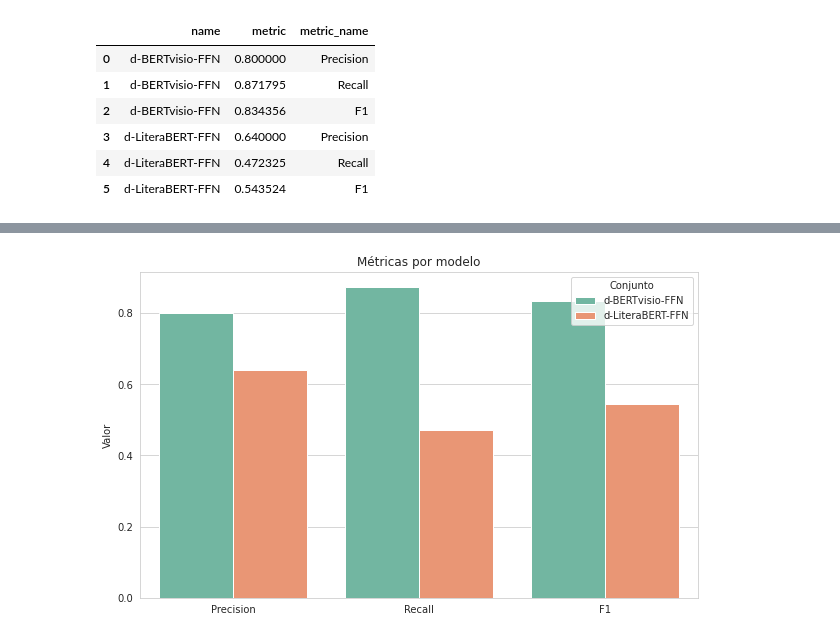
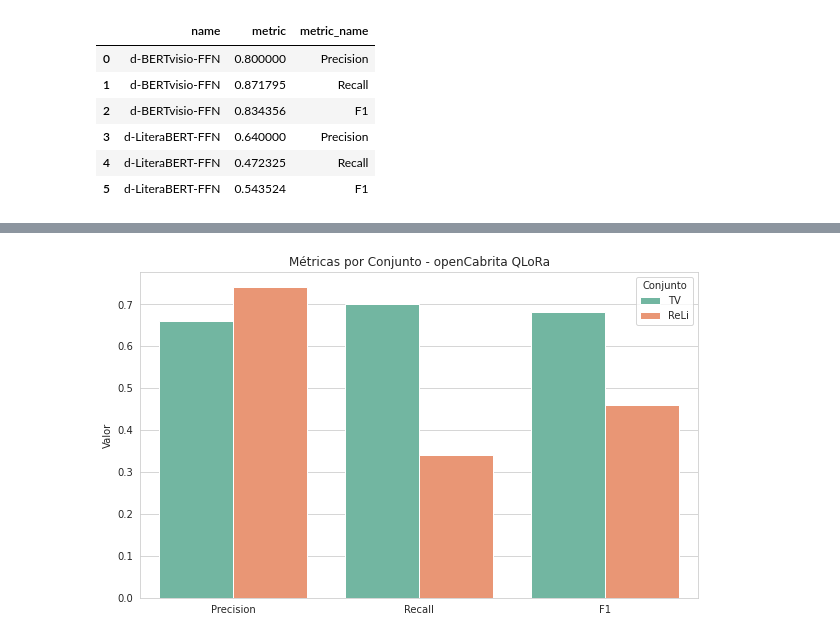
Before and after one commit to jcfneto/aspect-extraction, a Jupyter notebook: notebooks/graphics.ipynb, the cells around one changed output, grey strips where cells are left out. Saved outputs shown, nothing was run; the diff lists cells and outputs as text; code cells hidden in the pictures.

Commit message:
more graphs

```diff
--- a/notebooks/graphics.ipynb
+++ b/notebooks/graphics.ipynb
@@ -123,0 +253,18 @@ results_df
+# %%
+plt.figure(figsize=(10, 6))
+sns.set_style('whitegrid')
+sns.barplot(
+    x='metric_name',
+    y='metric',
+    hue='name',
+    data=results_df,
+    palette='Set2'
+)
+
+# sns.despine(left=False)
+plt.legend(title='Conjunto')
+plt.xlabel('')
+plt.ylabel('Valor')
+plt.title('Métricas por Conjunto - Domínio Geral com LoRa')
+plt.savefig('../images/baseline_lora.png', bbox_inches='tight')
+plt.show()
@@ -123,0 +275,13 @@ results_df
+# %%
+tv = read_json('../results/03_fine_tuning/tv/qlora_open_cabrita.json')
+reli = read_json('../results/03_fine_tuning/reli/qlora_open_cabrita.json')
+# %%
+results_dict = defaultdict(list)
+for name, results in zip(['TV', 'ReLi'], [tv, reli]):
+    for metric in ('precision', 'recall', 'f1'):
+        results_dict['name'].append(name)
+        results_dict['metric'].append(results['results'][metric])
+        results_dict['metric_name'].append(metric.capitalize())
+# %%
+results_df = pd.DataFrame(results_dict)
+results_df
@@ -124,20 +296,20 @@ results_df
 # %%
 plt.figure(figsize=(10, 6))
 sns.set_style('whitegrid')
 sns.barplot(
     x='metric_name',
     y='metric',
     hue='name',
     data=results_df,
     palette='Set2'
 )
 
 # sns.despine(left=False)
 plt.legend(title='Conjunto')
 plt.xlabel('')
 plt.ylabel('Valor')
-plt.title('Métricas por modelo')
-plt.savefig('../images/duplo_embedding_2.png', bbox_inches='tight')
+plt.title('Métricas por Conjunto - openCabrita QLoRa')
+plt.savefig('../images/open_cabrita_qlora.png', bbox_inches='tight')
 plt.show()
 # %% [output]
-[figure, old version]
+[figure, new version]
```
Also changed, not shown: parts of 20 cells of this notebook, 13 other files.
